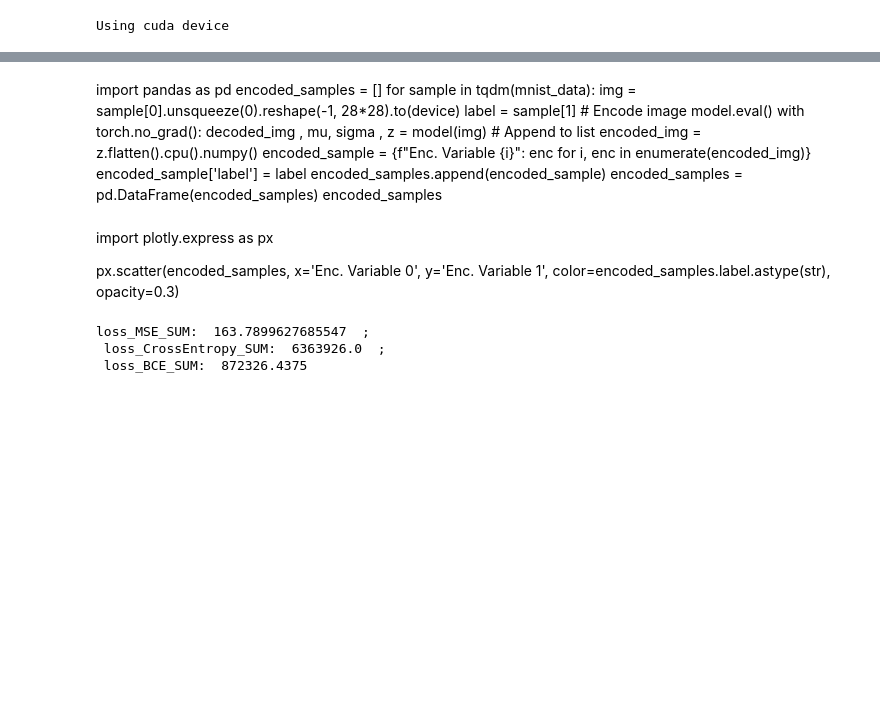
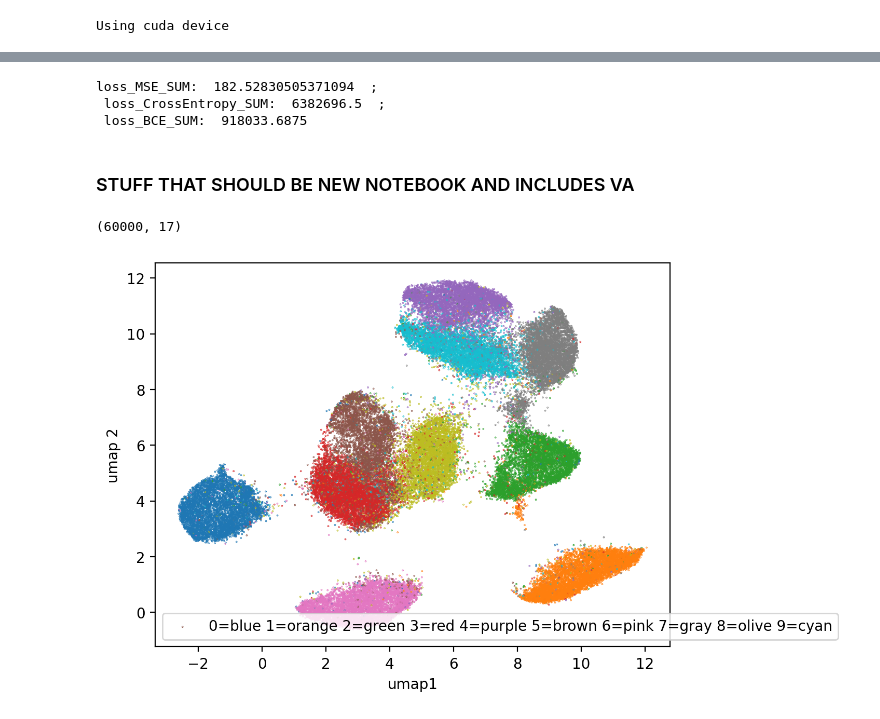
Before and after one commit to vfschumann/HU_SysBio_FinalProjekt, a Jupyter notebook: OneLayer_VAE_model.ipynb, the cells around one changed output, grey strips where cells are left out. Drawn from its saved outputs; the diff is of its cells as text; code cells hidden in the pictures; blank space fills up the shorter version.

```diff
--- a/OneLayer_VAE_model.ipynb
+++ b/OneLayer_VAE_model.ipynb
@@ -151,22 +117,0 @@ plt.show()
-# %% [markdown]
-import pandas as pd
-encoded_samples = []
-for sample in tqdm(mnist_data):
-    img = sample[0].unsqueeze(0).reshape(-1, 28*28).to(device)
-    label = sample[1]
-    # Encode image
-    model.eval()
-    with torch.no_grad():
-        decoded_img , mu, sigma , z  = model(img)
-    # Append to list
-    encoded_img = z.flatten().cpu().numpy()
-    encoded_sample = {f"Enc. Variable {i}": enc for i, enc in enumerate(encoded_img)}
-    encoded_sample['label'] = label
-    encoded_samples.append(encoded_sample)
-encoded_samples = pd.DataFrame(encoded_samples)
-encoded_samples
-# %% [markdown]
-import plotly.express as px
-
-px.scatter(encoded_samples, x='Enc. Variable 0', y='Enc. Variable 1',
-           color=encoded_samples.label.astype(str), opacity=0.3)
@@ -178,7 +125,7 @@ loss_BCE = nn.BCELoss(reduction="sum")
 loss_MSE_SUM = 0
 loss_CrossEntropy_SUM = 0
 loss_BCE_SUM = 0
-
+encoded_samples = []
 for sample, label in tqdm(mnist_test):
     img = sample[0].unsqueeze(0).reshape(-1, 28*28).to(device)
     # Encode image
@@ -193,6 +140,53 @@ for sample, label in tqdm(mnist_test):
 print("loss_MSE_SUM: ",loss_MSE_SUM.item(), " ; \n loss_CrossEntropy_SUM: ",
      loss_CrossEntropy_SUM.item(), " ; \n loss_BCE_SUM: ", loss_BCE_SUM.item())
 # %% [output]
-loss_MSE_SUM:  163.7899627685547  ;
- loss_CrossEntropy_SUM:  6363926.0  ;
- loss_BCE_SUM:  872326.4375
+loss_MSE_SUM:  182.52830505371094  ;
+ loss_CrossEntropy_SUM:  6382696.5  ;
+ loss_BCE_SUM:  918033.6875
+# %% [markdown]
+### STUFF THAT SHOULD BE NEW NOTEBOOK AND INCLUDES VA
+# %%
+import pandas as pd
+encoded_samples = []
+for sample in tqdm(mnist_data):
+    img = sample[0].unsqueeze(0).reshape(-1, 28*28).to(device)
+    label = sample[1]
+    # Encode image
+    model.eval()
+    with torch.no_grad():
+        decoded_img , mu, sigma , encoded_img  = model(img)
+    # Append to list
+    encoded_img = encoded_img.flatten().cpu().numpy()
+    encoded_sample = {f"latent {i}": enc for i, enc in enumerate(encoded_img)}
+    encoded_sample['label'] = label
+    encoded_samples.append(encoded_sample)
+VAE_pd = pd.DataFrame(encoded_samples)
+VAE_pd.shape
+# %% [output]
+(60000, 17)
+# %%
+from umap import UMAP
+
+# Initialize UMAP model with 2 components
+umap = UMAP(n_components=2)
+
+# Fit the model and transform the data
+umap_results = umap.fit_transform(VAE_pd.drop(['label'],axis=1))
+
+color = ['tab:blue', 'tab:orange', 'tab:green',
+         'tab:red', 'tab:purple', 'tab:brown',
+            'tab:pink', 'tab:gray', 'tab:olive', 'tab:cyan']
+color_map = []
+test = [color_map.append(color[int(i[0])]) for i in VAE_pd.label.astype(str)]
+sizes = [0.1 for i in umap_results[:,0:1]]
+plt.figure(dpi=200)
+plt.scatter([i[0] for i in umap_results[:,0:1]], [i[0] for i in umap_results[:,1:]], sizes ,color=color_map)
+plt.xlabel('umap1')
+plt.ylabel('umap 2')
+plt.legend(["0=blue 1=orange 2=green 3=red 4=purple 5=brown 6=pink 7=gray 8=olive 9=cyan"])
+plt.show()
+
+
+### Visulaze the VAE in UMAP to make sure the model does something we want
+# %% [output]
+[figure, added]
```
Also changed, not shown: parts of 18 cells of this notebook.
